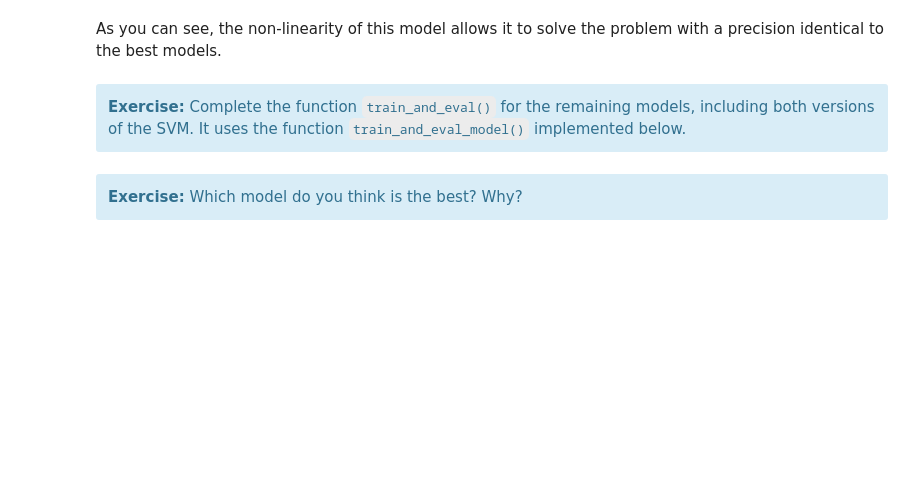
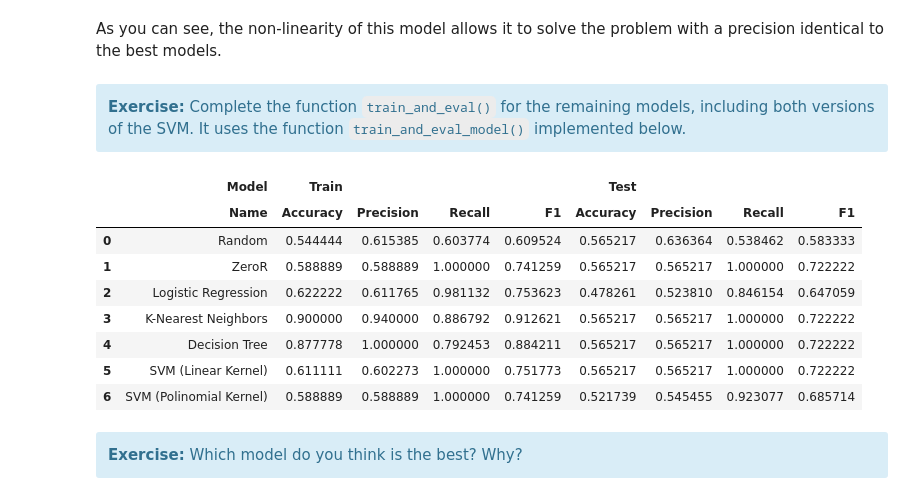
Before and after one commit to UO288511/Inteligentes, a Jupyter notebook: PL3/Lab3.1-Classification.ipynb, the cells around one changed output. Drawn from its saved outputs; the diff is of its cells as text; code cells hidden in the pictures; blank space fills up the shorter version.

```diff
--- a/PL3/Lab3.1-Classification.ipynb
+++ b/PL3/Lab3.1-Classification.ipynb
@@ -319,6 +305,12 @@ As you know, the goal of the model is to *learn* the relationship between $X$ an
 </div>
 # %%
 # Your code here
+X=data_aston_train[['Sector1Time', 'Sector2Time', 'Sector3Time']]
+Y=data_aston_train[['Class']]
+
+#x rest of data
+#y (data_aston train) class ->target value
+
 
 # Train the models
 baseline_random.fit(X, Y)
@@ -395,6 +445,13 @@ from sklearn.preprocessing import StandardScaler
 standardizer = StandardScaler()
 
 # Your code here
+X_std=standardizer.fit_transform(X)
+X_test_std=standardizer.transform(X_test)
+
+#standarized for everything pq entran las X
+#Variables numéricas standarizar ar que estñe entre los mismos valores
+#Variables categóricas tb hay que normalizarlo en 1,2,3
+
 
 # Verify with:
 print(X_std.mean(axis = 0))
@@ -508,22 +583,62 @@ def train_and_eval_model(model_name, model, X_std, Y, X_test_std, Y_test):
 # %%
 def train_and_eval(X_std, Y, X_test_std, Y_test):
 
     # Create a list to store the results of each model
     all_results = []
 
     # Random baseline
     baseline_aleatorio = DummyClassifier(strategy = 'uniform', random_state = seed)
     model_results = train_and_eval_model('Random', baseline_aleatorio, X_std, Y, X_test_std, Y_test)
     all_results.append(model_results)
 
     # Your code here
+    #Zeror
+    baseline_zeror = DummyClassifier(strategy='most_frequent')
+    model_results = train_and_eval_model('ZeroR', baseline_zeror, X_std, Y, X_test_std, Y_test)
+    all_results.append(model_results)
+
+     # Logistic Regression
+    model_log = LogisticRegression()
+    model_results = train_and_eval_model('Logistic Regression', model_log, X_std, Y, X_test_std, Y_test)
+    all_results.append(model_results)
+
+    # K-Nearest Neighbors
+    model_knn = KNeighborsClassifier(n_neighbors=3)
+    model_results = train_and_eval_model('K-Nearest Neighbors', model_knn, X_std, Y, X_test_std, Y_test)
+    all_results.append(model_results)
+
+    # Decision Tree
+    model_tree = DecisionTreeClassifier(random_state=seed, max_depth=2)
+    model_results = train_and_eval_model('Decision Tree', model_tree, X_std, Y, X_test_std, Y_test)
+    all_results.append(model_results)
+
+    # SVM with linear kernel
+    model_svm = SVC(kernel='linear')
+    model_results = train_and_eval_model('SVM (Linear Kernel)', model_svm, X_std, Y, X_test_std, Y_test)
+    all_results.append(model_results)
+
+    # SVM with Ppolinomial kernel
+    model_svm_poly = SVC(kernel='poly')
+    model_results = train_and_eval_model('SVM (Polinomial Kernel)', model_svm_poly, X_std, Y, X_test_std, Y_test)
+    all_results.append(model_results)
+
 
     # Print the resulting dataframe
     multi_index = pd.MultiIndex.from_tuples([ ('Model', 'Name'), ('Train', 'Accuracy'), ('Train', 'Precision'), ('Train', 'Recall'), ('Train', 'F1'), ('Test', 'Accuracy'), ('Test', 'Precision'), ('Test', 'Recall'), ('Test', 'F1') ])
     all_results = pd.DataFrame(all_results, columns = multi_index)
     display(all_results)
 
 train_and_eval(X_std, Y, X_test_std, Y_test)
+# %% [output]
+|  | Model | Train |  |  |  | Test |  |  |  |
+|  | Name | Accuracy | Precision | Recall | F1 | Accuracy | Precision | Recall | F1 |
+| 0 | Random | 0.544444 | 0.615385 | 0.603774 | 0.609524 | 0.565217 | 0.636364 | 0.538462 | 0.583333 |
+| 1 | ZeroR | 0.588889 | 0.588889 | 1.000000 | 0.741259 | 0.565217 | 0.565217 | 1.000000 | 0.722222 |
+| 2 | Logistic Regression | 0.622222 | 0.611765 | 0.981132 | 0.753623 | 0.478261 | 0.523810 | 0.846154 | 0.647059 |
+| 3 | K-Nearest Neighbors | 0.900000 | 0.940000 | 0.886792 | 0.912621 | 0.565217 | 0.565217 | 1.000000 | 0.722222 |
+| 4 | Decision Tree | 0.877778 | 1.000000 | 0.792453 | 0.884211 | 0.565217 | 0.565217 | 1.000000 | 0.722222 |
+| 5 | SVM (Linear Kernel) | 0.611111 | 0.602273 | 1.000000 | 0.751773 | 0.565217 | 0.565217 | 1.000000 | 0.722222 |
+| 6 | SVM (Polinomial Kernel) | 0.588889 | 0.588889 | 1.000000 | 0.741259 | 0.521739 | 0.545455 | 0.923077 | 0.685714 |
 # %% [markdown]
 <div class="alert alert-block alert-info">
     <b>Exercise:</b> Which model do you think is the best? Why?
```
Also changed, not shown: parts of 22 cells of this notebook.
